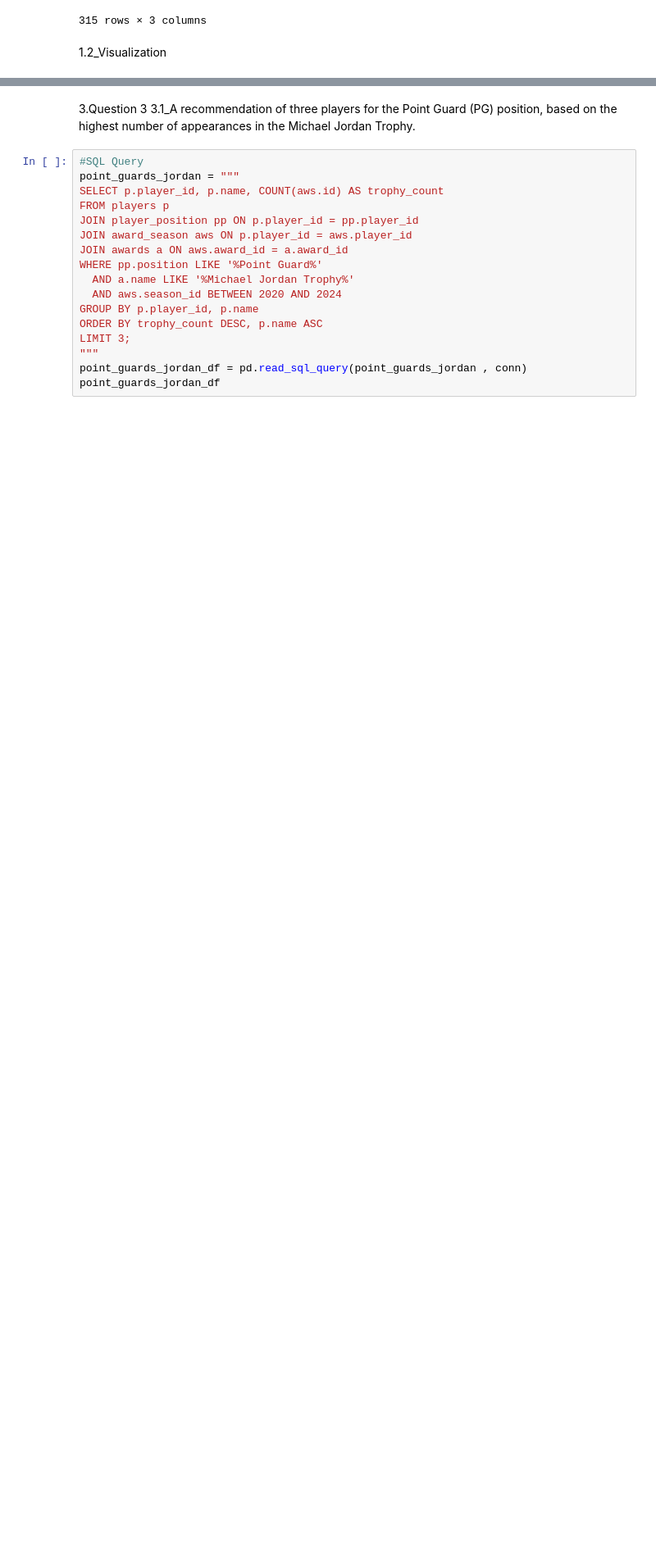
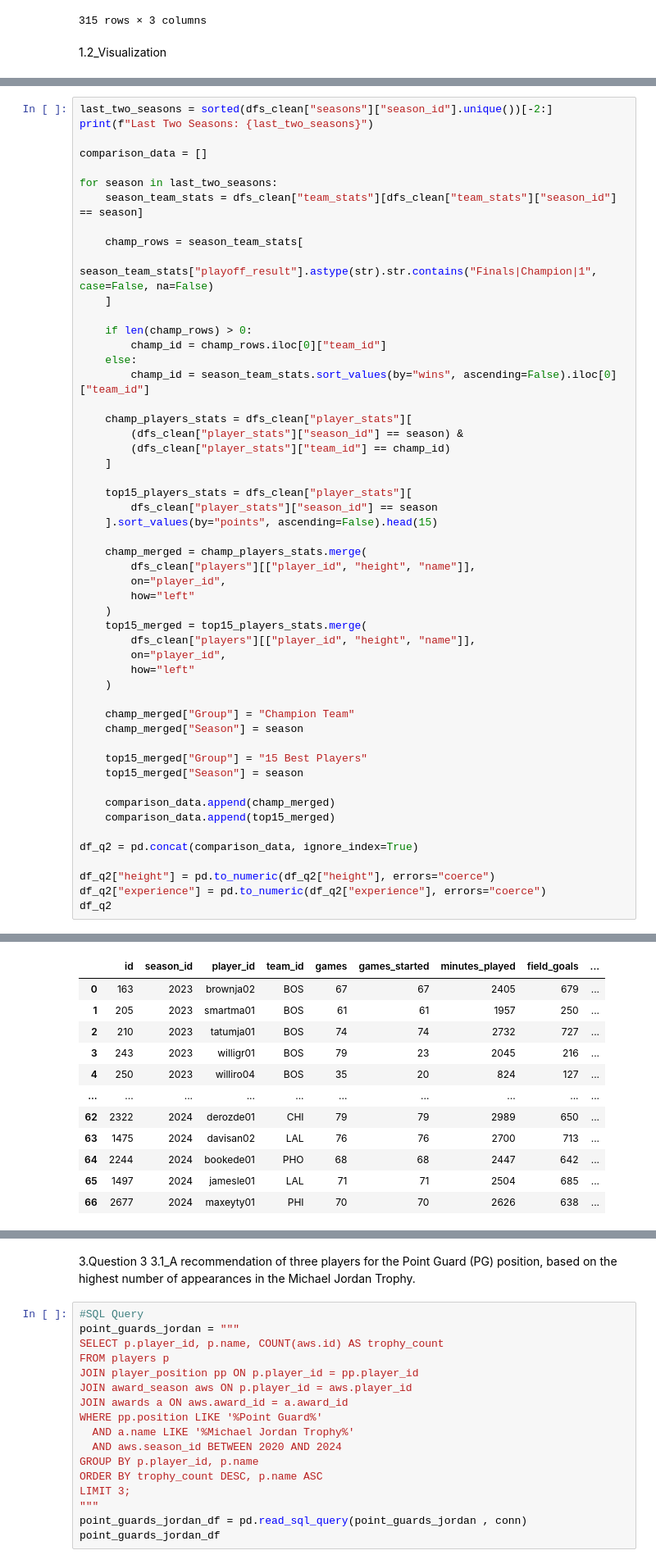
Before and after one commit to SadeghMahmoudAbadi/Basketball-Data-Analysis, a Jupyter notebook: analysis.ipynb, the cells around one changed output, grey strips where cells are left out. Shown at 82% size. Drawn from its saved outputs; the diff is of its cells as text; blank space fills up the shorter version.

```diff
--- a/analysis.ipynb
+++ b/analysis.ipynb
@@ -207,0 +222,53 @@ plt.show()
+# %%
+last_two_seasons = sorted(dfs_clean["seasons"]["season_id"].unique())[-2:]
+print(f"Last Two Seasons: {last_two_seasons}")
+
+comparison_data = []
+
+for season in last_two_seasons:
+    season_team_stats = dfs_clean["team_stats"][dfs_clean["team_stats"]["season_id"] == season]
+
+    champ_rows = season_team_stats[
+        season_team_stats["playoff_result"].astype(str).str.contains("Finals|Champion|1", case=False, na=False)
+    ]
+
+    if len(champ_rows) > 0:
+        champ_id = champ_rows.iloc[0]["team_id"]
+    else:
+        champ_id = season_team_stats.sort_values(by="wins", ascending=False).iloc[0]["team_id"]
+
+    champ_players_stats = dfs_clean["player_stats"][
+        (dfs_clean["player_stats"]["season_id"] == season) &
+        (dfs_clean["player_stats"]["team_id"] == champ_id)
+    ]
+
+    top15_players_stats = dfs_clean["player_stats"][
+        dfs_clean["player_stats"]["season_id"] == season
+    ].sort_values(by="points", ascending=False).head(15)
+
+    champ_merged = champ_players_stats.merge(
+        dfs_clean["players"][["player_id", "height", "name"]],
+        on="player_id",
+        how="left"
+    )
+    top15_merged = top15_players_stats.merge(
+        dfs_clean["players"][["player_id", "height", "name"]],
+        on="player_id",
+        how="left"
+    )
+
+    champ_merged["Group"] = "Champion Team"
+    champ_merged["Season"] = season
+
+    top15_merged["Group"] = "15 Best Players"
+    top15_merged["Season"] = season
+
+    comparison_data.append(champ_merged)
+    comparison_data.append(top15_merged)
+
+df_q2 = pd.concat(comparison_data, ignore_index=True)
+
+df_q2["height"] = pd.to_numeric(df_q2["height"], errors="coerce")
+df_q2["experience"] = pd.to_numeric(df_q2["experience"], errors="coerce")
+df_q2
+# %% [output]
@@ -207,0 +276,12 @@ plt.show()
+|  | id | season_id | player_id | team_id | games | games_started | minutes_played | field_goals | ... |
+| 0 | 163 | 2023 | brownja02 | BOS | 67 | 67 | 2405 | 679 | ... |
+| 1 | 205 | 2023 | smartma01 | BOS | 61 | 61 | 1957 | 250 | ... |
+| 2 | 210 | 2023 | tatumja01 | BOS | 74 | 74 | 2732 | 727 | ... |
+| 3 | 243 | 2023 | willigr01 | BOS | 79 | 23 | 2045 | 216 | ... |
+| 4 | 250 | 2023 | williro04 | BOS | 35 | 20 | 824 | 127 | ... |
+| ... | ... | ... | ... | ... | ... | ... | ... | ... | ... |
+| 62 | 2322 | 2024 | derozde01 | CHI | 79 | 79 | 2989 | 650 | ... |
+| 63 | 1475 | 2024 | davisan02 | LAL | 76 | 76 | 2700 | 713 | ... |
+| 64 | 2244 | 2024 | bookede01 | PHO | 68 | 68 | 2447 | 642 | ... |
+| 65 | 1497 | 2024 | jamesle01 | LAL | 71 | 71 | 2504 | 685 | ... |
+| 66 | 2677 | 2024 | maxeyty01 | PHI | 70 | 70 | 2626 | 638 | ... |
```
Also changed, not shown: parts of 10 cells of this notebook, 1 other file.
